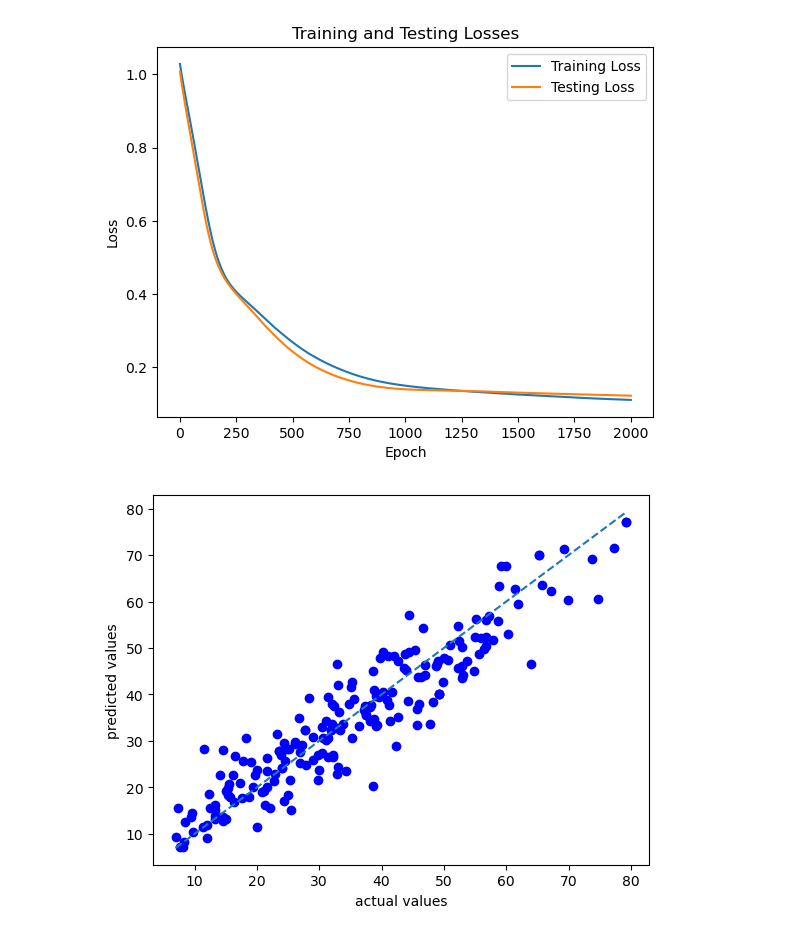
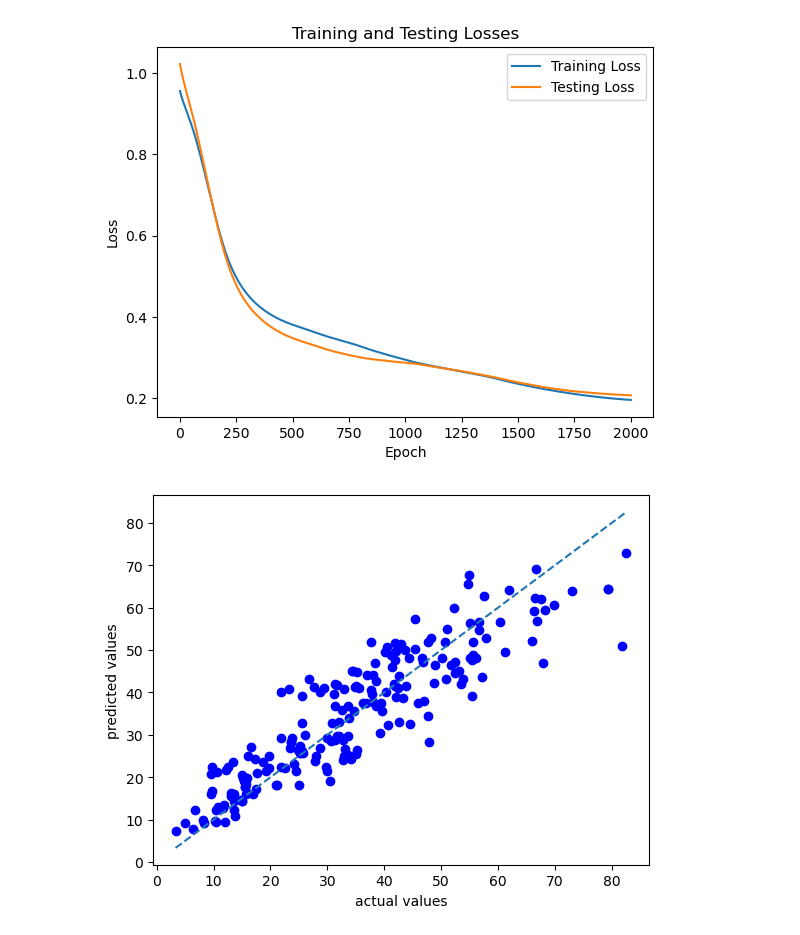
Before and after one commit to frankmtetwa/pytorch-regression-from-scratch, a Jupyter notebook: project-non_linear.ipynb, the cells around one changed output. Cells and saved outputs as stored; diff of their text form; code cells hidden in the pictures.

```diff
--- a/project-non_linear.ipynb
+++ b/project-non_linear.ipynb
@@ -169,10 +169,11 @@ if __name__ == '__main__':
     # First layer input size = number of features (all columns except last)
     input_size = Xtrain.shape[1]
 
-    l1 = Layer(input_size, 32, relu)
-    l2 = Layer(32, 16, relu)
-    l3 = Layer(16, 1, identity)
-    layers = [l1, l2, l3]
+    l1 = Layer(input_size, 3, relu)
+    #l2 = Layer(32, 16, relu)
+    l3 = Layer(3, 1, identity)
+    #layers = [l1, l2, l3]
+    layers = [l1, l3]
     network = Network(layers, mse)
 
     alpha = 0.01
@@ -237,2 +238,2 @@ MAE = 4.534777313477758
-[figure, old version]
+[figure, new version]
-[figure, old version]
+[figure, new version]
```
Also changed, not shown: parts of 1 cell of this notebook.
